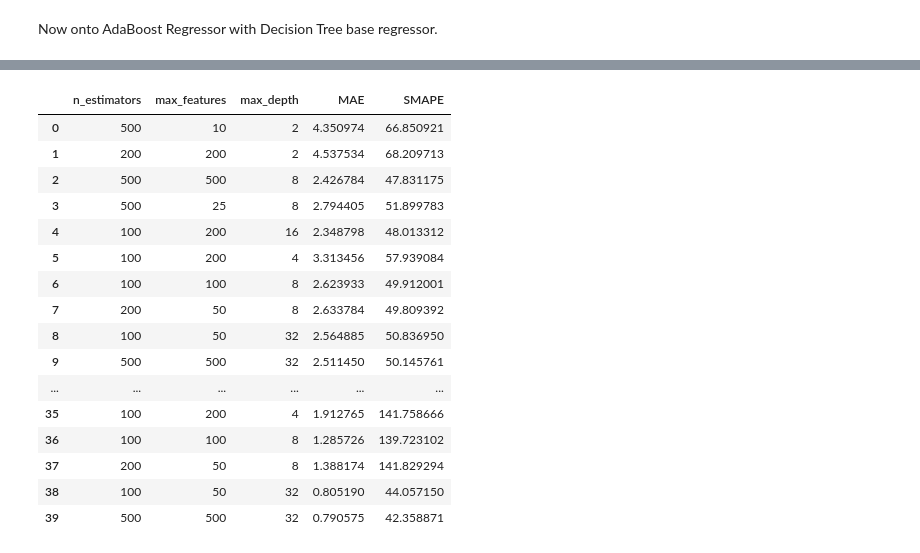
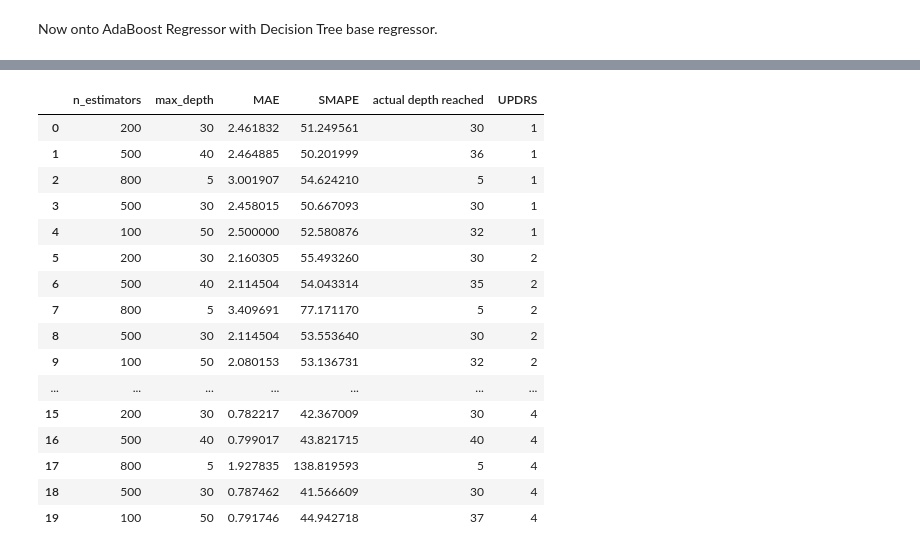
Before and after one commit to fan-yang-md/parkinsons_disease_progression_prediction, a Jupyter notebook: initial_model_selection.ipynb, the cells around one changed output, grey strips where cells are left out. Drawn from its saved outputs; the diff is of its cells as text; code cells hidden in the pictures.

Commit message:
parameter tweaking

```diff
--- a/initial_model_selection.ipynb
+++ b/initial_model_selection.ipynb
@@ -1001,9 +978,9 @@ I'll select some parameters, based on feedback from the previous uncontrolled Ra
 RFR = RandomForestRegressor()
 
 params = {'n_estimators': [100,200,500,800],
-                 'max_depth': [8,16,32,48,60]}
+                 'max_depth': [5,10,20,30,40,50]}
 
-random_params = list(ParameterSampler(params, n_iter=10, random_state=0))
+random_params = list(ParameterSampler(params, n_iter=5, random_state=1))
 
 random_params
 # %% [output]
@@ -1133,12 +1100,14 @@ Note that the training dataset contains 2353 samples, and the testing dataset co
 
 Now we'll test the same set of parameters on the same model, on "prot_pept_clinical" data, i.e. data that was first independently imputed, then combined. Like I have previously pointed out, this method produces a dataset that it less than 50% the size of Method 1. I would expect the trained model to perform more poorly.
 # %%
+#defining features
 X = prot_pept_clinical.drop(columns=targets, axis=1)
 smape_list_RFR2 = []
 mae_list_RFR2 = []
+actual_depth_RFR2 = []
 
 for target in targets:
-
+    #setting target variable
     y = prot_pept_clinical[target]
 
     #splitting training and testing data.
@@ -1157,8 +1126,16 @@ for target in targets:
         #saving the scpres in respective lists
         mae_list_RFR2.append(mae)
         smape_list_RFR2.append(smape)
-
         print(f'Parameter: {params}; MAE: {mae}; SMAPE: {smape}')
+        #still good to know how deep the trees are actually going.
+        max_depth = list()
+        for tree in RFR.estimators_:
+            max_depth.append(tree.tree_.max_depth)
+        print("avg max depth %0.1f" % (sum(max_depth) / len(max_depth)))
+        print(f"max depth {max(max_depth)}")
+        print(f"min depth {min(max_depth)}")
+        print()
+        actual_depth_RFR2.append(max(max_depth))
 
     print()
 # %% [output]
@@ -1229,7 +1289,7 @@ HistGradientBoostingRegressor (HGBR) does not support max_features as a paramete
 # %%
-params_HGBR = {'min_samples_leaf': [3,5,10,15,20],
-                 'max_depth': [2,4,8,16,32]}
-random_params_HGBR = list(ParameterSampler(params_HGBR, n_iter=10, random_state=0))
+params_HGBR = {'max_iter': [100,200,500,800],
+                 'max_depth': [5,10,20,30,40,50]}
+random_params_HGBR = list(ParameterSampler(params_HGBR, n_iter=5, random_state=1))
 
 #save them in a dataframe
 params_df_hgb = pd.DataFrame(random_params_HGBR)
@@ -1372,6 +1461,8 @@ X = big_data_imputed.drop(columns=targets, axis=1)
 
 smape_list_ada = []
 mae_list_ada = []
+actual_depth_ada = []
+
 
 for target in targets:
 
@@ -1384,7 +1475,8 @@ for target in targets:
 
     for params in random_params:
         #fitting and testing
-        ada = AdaBoostRegressor(DecisionTreeRegressor(max_features=params['max_features'], max_depth=params['max_depth']), n_estimators=params['n_estimators'])
+        dtr = DecisionTreeRegressor(max_depth=params['max_depth'])
+        ada = AdaBoostRegressor(dtr, n_estimators=params['n_estimators'])
         ada.fit(X_train,y_train)
         y_predict = ada.predict(X_test)
 
@@ -1397,6 +1489,14 @@ for target in targets:
         mae_list_ada.append(mae)
         smape_list_ada.append(smape)
 
+        max_depth = list()
+        for tree in ada.estimators_:
+            max_depth.append(tree.tree_.max_depth)
+        print("avg max depth %0.1f" % (sum(max_depth) / len(max_depth)))
+        print(f"max depth {max(max_depth)}")
+        print(f"min depth {min(max_depth)}")
+        print()
+        actual_depth_ada.append(max(max_depth))
     print()
 # %% [output]
 updrs_1: 2353 samples in training, 262 samples in testing.
@@ -1419,27 +1519,33 @@ Parameter: {'n_estimators': 500, 'max_features': 500, 'max_depth': 32}; MAE: 0.7
 # %%
 ada_df = pd.concat([params_df,params_df,params_df,params_df], ignore_index=True)
 ada_df['MAE'] = mae_list_ada
 ada_df['SMAPE'] = smape_list_ada
+ada_df['actual depth reached'] = actual_depth_ada
+ada_df['UPDRS'] = ""
+ada_df.loc[:4, 'UPDRS']=1
+ada_df.loc[5:9, 'UPDRS']=2
+ada_df.loc[10:14, 'UPDRS']=3
+ada_df.loc[15:, 'UPDRS']=4
 
 ada_df
 # %% [output]
-|  | n_estimators | max_features | max_depth | MAE | SMAPE |
-| 0 | 500 | 10 | 2 | 4.350974 | 66.850921 |
-| 1 | 200 | 200 | 2 | 4.537534 | 68.209713 |
-| 2 | 500 | 500 | 8 | 2.426784 | 47.831175 |
-| 3 | 500 | 25 | 8 | 2.794405 | 51.899783 |
-| 4 | 100 | 200 | 16 | 2.348798 | 48.013312 |
-| 5 | 100 | 200 | 4 | 3.313456 | 57.939084 |
-| 6 | 100 | 100 | 8 | 2.623933 | 49.912001 |
-| 7 | 200 | 50 | 8 | 2.633784 | 49.809392 |
-| 8 | 100 | 50 | 32 | 2.564885 | 50.836950 |
-| 9 | 500 | 500 | 32 | 2.511450 | 50.145761 |
-| ... | ... | ... | ... | ... | ... |
-| 35 | 100 | 200 | 4 | 1.912765 | 141.758666 |
-| 36 | 100 | 100 | 8 | 1.285726 | 139.723102 |
-| 37 | 200 | 50 | 8 | 1.388174 | 141.829294 |
-| 38 | 100 | 50 | 32 | 0.805190 | 44.057150 |
-| 39 | 500 | 500 | 32 | 0.790575 | 42.358871 |
+|  | n_estimators | max_depth | MAE | SMAPE | actual depth reached | UPDRS |
+| 0 | 200 | 30 | 2.461832 | 51.249561 | 30 | 1 |
+| 1 | 500 | 40 | 2.464885 | 50.201999 | 36 | 1 |
+| 2 | 800 | 5 | 3.001907 | 54.624210 | 5 | 1 |
+| 3 | 500 | 30 | 2.458015 | 50.667093 | 30 | 1 |
+| 4 | 100 | 50 | 2.500000 | 52.580876 | 32 | 1 |
+| 5 | 200 | 30 | 2.160305 | 55.493260 | 30 | 2 |
+| 6 | 500 | 40 | 2.114504 | 54.043314 | 35 | 2 |
+| 7 | 800 | 5 | 3.409691 | 77.171170 | 5 | 2 |
+| 8 | 500 | 30 | 2.114504 | 53.553640 | 30 | 2 |
+| 9 | 100 | 50 | 2.080153 | 53.136731 | 32 | 2 |
+| ... | ... | ... | ... | ... | ... | ... |
+| 15 | 200 | 30 | 0.782217 | 42.367009 | 30 | 4 |
+| 16 | 500 | 40 | 0.799017 | 43.821715 | 40 | 4 |
+| 17 | 800 | 5 | 1.927835 | 138.819593 | 5 | 4 |
+| 18 | 500 | 30 | 0.787462 | 41.566609 | 30 | 4 |
+| 19 | 100 | 50 | 0.791746 | 44.942718 | 37 | 4 |
 # %%
 #Tree based XGB Regressor using big_data_imputed
 
```
Also changed, not shown: parts of 27 cells of this notebook, 3 other files.
